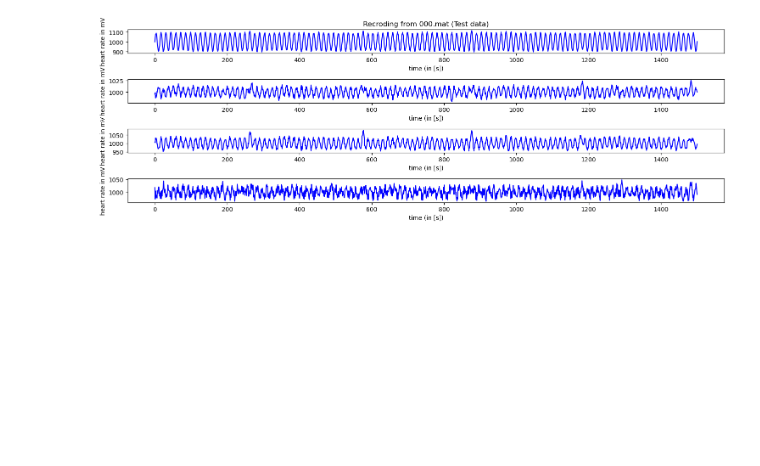
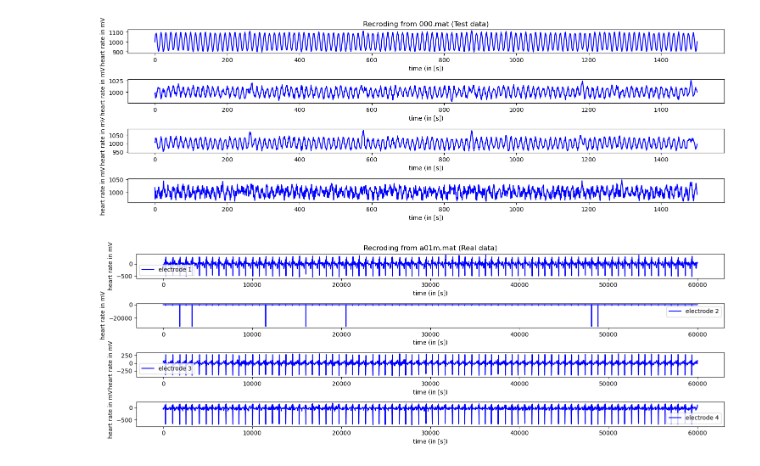
Before and after one commit to Hydropic/Unsupervised-Team-8, a Jupyter notebook: problem-2/jette.ipynb, the cells around one changed output. Cells and saved outputs as stored; diff of their text form; code cells hidden in the pictures; blank space fills up the shorter version.

```diff
--- a/problem-2/jette.ipynb
+++ b/problem-2/jette.ipynb
@@ -15,5 +12,8 @@ KeyboardInterrupt:
 # %%
-data00 = mat_file['val'].reshape(4,-1)
+# Load data
+mat_file_test_000 = loadmat('data/test-data/000.mat')
+
+data00 = mat_file_test_000['val'].reshape(4,-1)
 
 print(data00.shape)
 
@@ -35,3 +35,27 @@ plt.show()
 # %% [output]
 (4, 1500)
 [figure]
+# %%
+# Load data
+mat_file_real_a01m = loadmat('data/real-data/a01m.mat')
+
+data_r_01 = mat_file_real_a01m['val'].reshape(4,-1)
+
+fig, ax = plt.subplots(4,1, figsize=(15,5))
+
+
+x = np.linspace(0, data_r_01.shape[1], data_r_01.shape[1])
+
+for i in range(0,4):
+    ax[i].plot(x, data_r_01[i, :], color='blue', label=f'electrode {i+1}')
+    ax[i].set_xlabel('time (in [s])')
+    ax[i].set_ylabel('heart rate in mV')
+    ax[i].legend()
+
+ax[0].set_title('Recroding from a01m.mat (Real data)')
+
+
+plt.tight_layout()
+plt.show()
+# %% [output]
+[figure, added]
```
Also changed, not shown: parts of 14 cells of this notebook.
